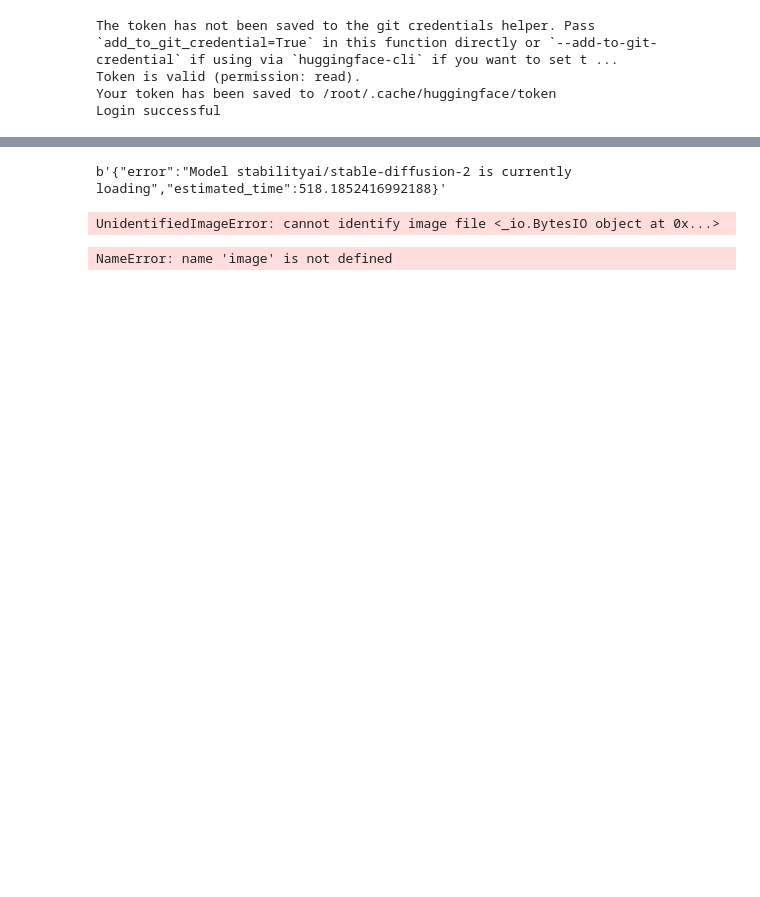
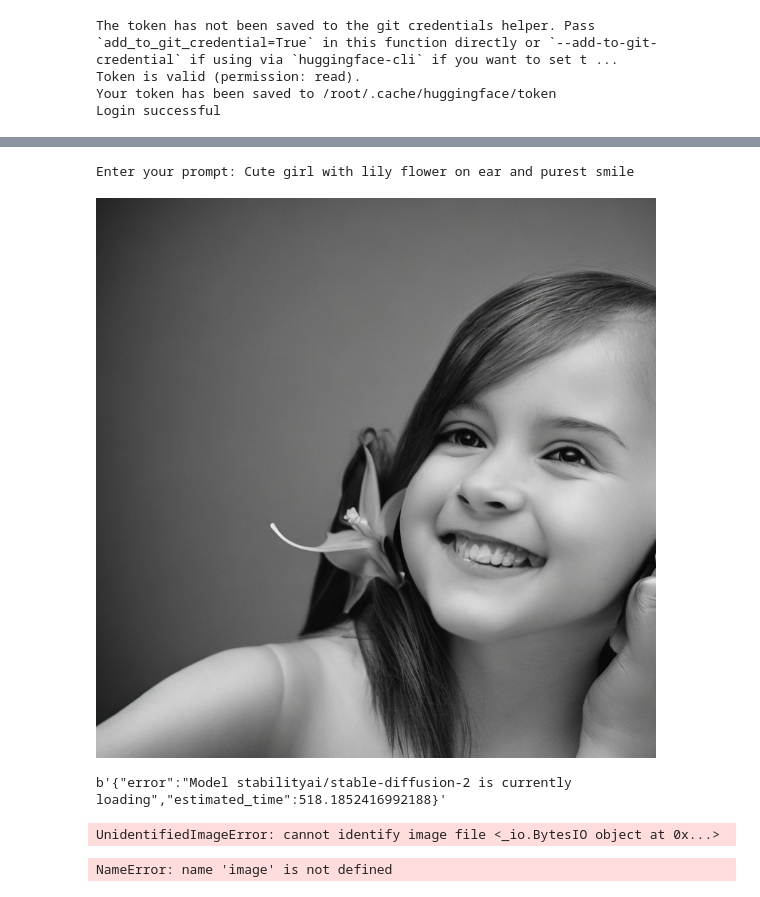
Before and after one commit to nabanita-dg/aiml-playground, a Jupyter notebook: Notebook/numpy_vector.ipynb, the cells around one changed output, grey strips where cells are left out. Cells and saved outputs as stored; diff of their text form; code cells hidden in the pictures; blank space fills up the shorter version.

```diff
--- a/Notebook/numpy_vector.ipynb
+++ b/Notebook/numpy_vector.ipynb
@@ -115,3 +114,10 @@ RuntimeError: Found no NVIDIA driver on your system. Please check that you have
+# %%
+my_prompt = input('Enter your prompt: ')
+result_image = pipe(prompt=my_prompt).images[0]
+result_image
+# %% [output]
+Enter your prompt: Cute girl with lily flower on ear and purest smile
+[figure, added]
 # %%
 import requests
 from IPython.display import display
```
Also changed, not shown: parts of 4 cells of this notebook.
